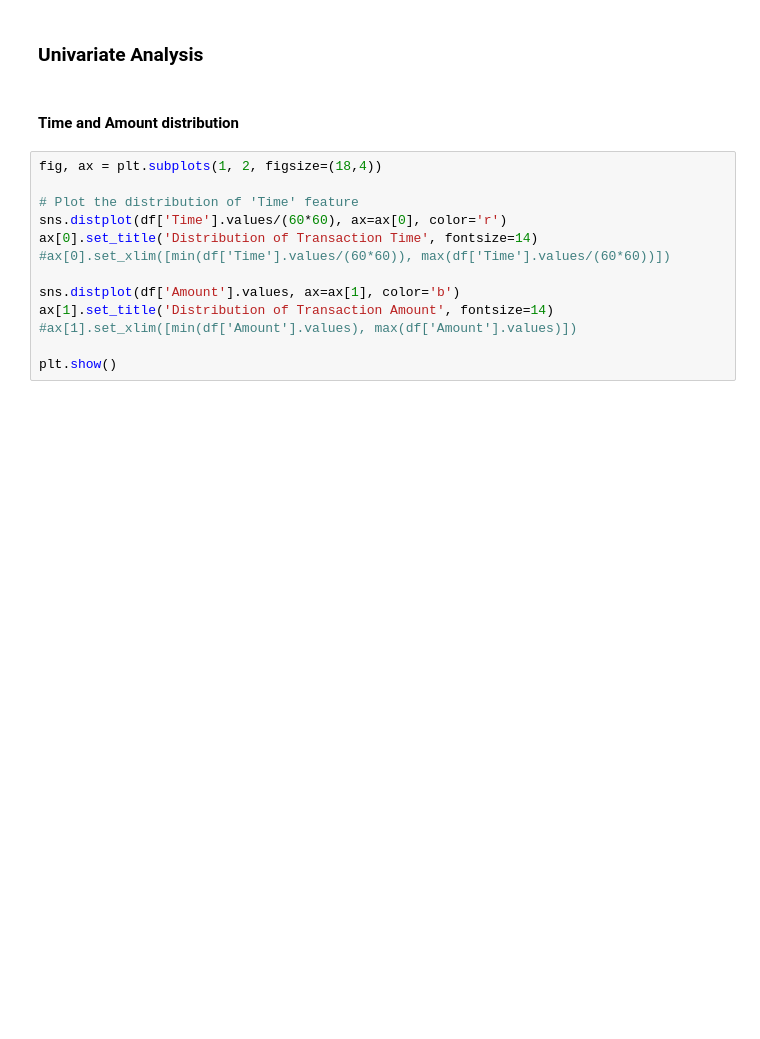
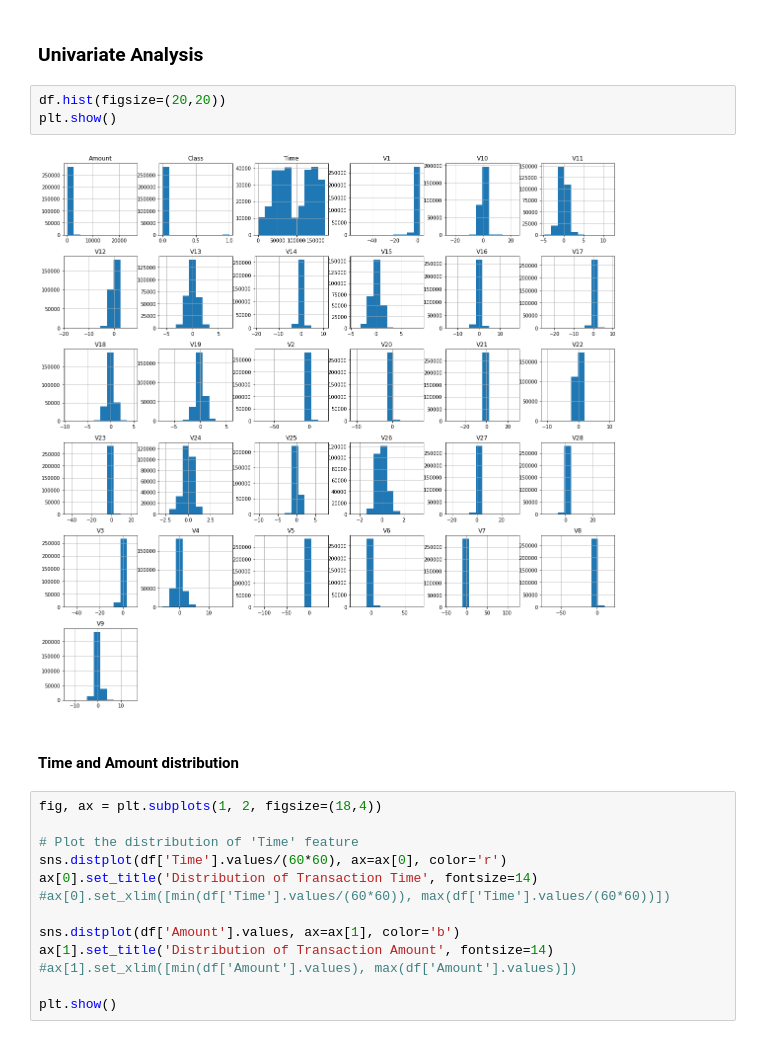
Before and after one commit to kennedynjoroge/Credit_Fraud_Prediction_Using_Kmeans, a Jupyter notebook: Credit Card Fraud Identification.ipynb, the cells around one changed output. Drawn from its saved outputs; the diff is of its cells as text; blank space fills up the shorter version.

```diff
--- a/Credit Card Fraud Identification.ipynb
+++ b/Credit Card Fraud Identification.ipynb
@@ -323,5 +344,10 @@ No action to be done on these as they are valid transactions
 # %% [markdown]
 ### Univariate Analysis
+# %%
+df.hist(figsize=(20,20))
+plt.show()
+# %% [output]
+[figure, added]
 # %% [markdown]
 #### Time and Amount distribution
 # %%
```
Also changed, not shown: parts of 49 cells of this notebook.
